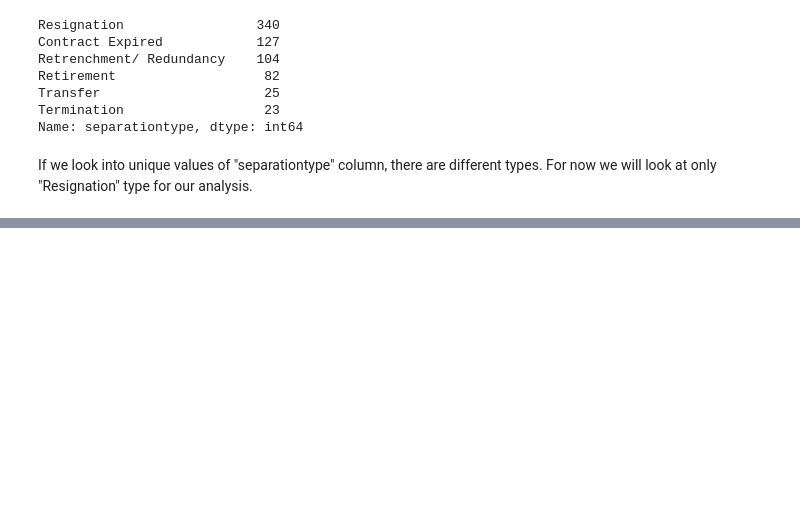
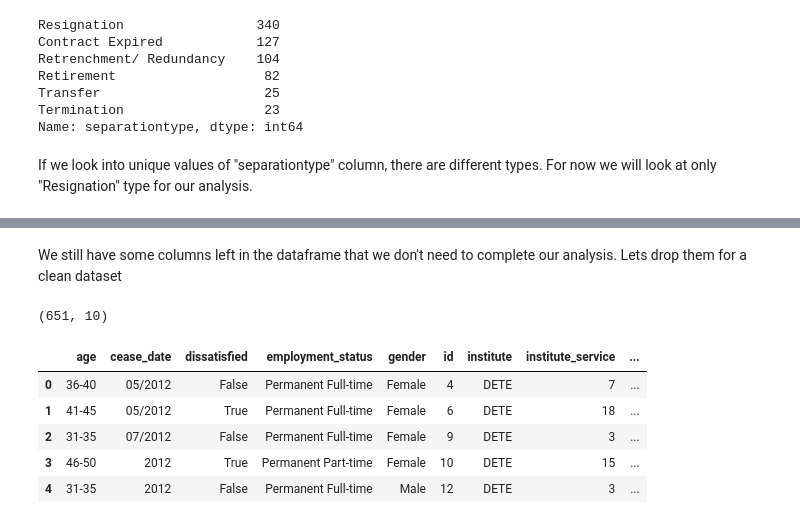
Before and after one commit to naga-pakalapati/DQ-Projects, a Jupyter notebook: Clean And Analyze Employee Exit Surveys.ipynb, the cells around one changed output, grey strips where cells are left out. Drawn from its saved outputs; the diff is of its cells as text; code cells hidden in the pictures; blank space fills up the shorter version.

```diff
--- a/Clean And Analyze Employee Exit Surveys.ipynb
+++ b/Clean And Analyze Employee Exit Surveys.ipynb
@@ -95,0 +149,13 @@ Now we will look into "cease_date" and "dete_start_date" columns for any abnorma
+# %%
+def update_val(element):
+    if pd.isnull(element):
+        return np.nan
+    if element == '-':
+        return False
+    else:
+        return True
+
+tafe_resignations[['Contributing Factors. Dissatisfaction', 'Contributing Factors. Job Dissatisfaction']] = tafe_resignations[['Contributing Factors. Dissatisfaction', 'Contributing Factors. Job Dissatisfaction']].applymap(update_val)
+
+tafe_resignations['dissatisfied'] = tafe_resignations[['Contributing Factors. Dissatisfaction', 'Contributing Factors. Job Dissatisfaction']].any(axis=1, skipna=False)
+tafe_resignations['dissatisfied'].value_counts(dropna=False)
@@ -95,0 +181,3 @@ Now we will look into "cease_date" and "dete_start_date" columns for any abnorma
+# %%
+dete_resignations['dissatisfied'] = dete_resignations[["job_dissatisfaction", "dissatisfaction_with_the_department", "physical_work_environment", "lack_of_recognition", "lack_of_job_security", "work_location", "employment_conditions", "work_life_balance", "workload"]].any(axis=1, skipna=False)
+dete_resignations['dissatisfied'].value_counts(dropna=False)
@@ -95,0 +188,3 @@ Now we will look into "cease_date" and "dete_start_date" columns for any abnorma
+# %%
+dete_resignations_up = dete_resignations.copy()
+tafe_resignations_up = tafe_resignations.copy()
@@ -95,0 +194,6 @@ Now we will look into "cease_date" and "dete_start_date" columns for any abnorma
+# %%
+dete_resignations_up['institute'] = "DETE"
+tafe_resignations_up['institute'] = "TAFE"
+
+combined = pd.concat([dete_resignations_up, tafe_resignations_up], ignore_index=True)
+combined.head()
@@ -95,0 +208,14 @@ Now we will look into "cease_date" and "dete_start_date" columns for any abnorma
+# %% [markdown]
+We still have some columns left in the dataframe that we don't need to complete our analysis. Lets drop them for a clean dataset
+# %%
+combined_updated = combined.dropna(axis=1, thresh=500)
+combined_updated.shape
+combined_updated.head()
+# %% [output]
+(651, 10)
+|  | age | cease_date | dissatisfied | employment_status | gender | id | institute | institute_service | ... |
+| 0 | 36-40 | 05/2012 | False | Permanent Full-time | Female | 4 | DETE | 7 | ... |
+| 1 | 41-45 | 05/2012 | True | Permanent Full-time | Female | 6 | DETE | 18 | ... |
+| 2 | 31-35 | 07/2012 | False | Permanent Full-time | Female | 9 | DETE | 3 | ... |
+| 3 | 46-50 | 2012 | True | Permanent Part-time | Female | 10 | DETE | 15 | ... |
+| 4 | 31-35 | 2012 | False | Permanent Full-time | Male | 12 | DETE | 3 | ... |
```
Also changed, not shown: parts of 13 cells of this notebook.
